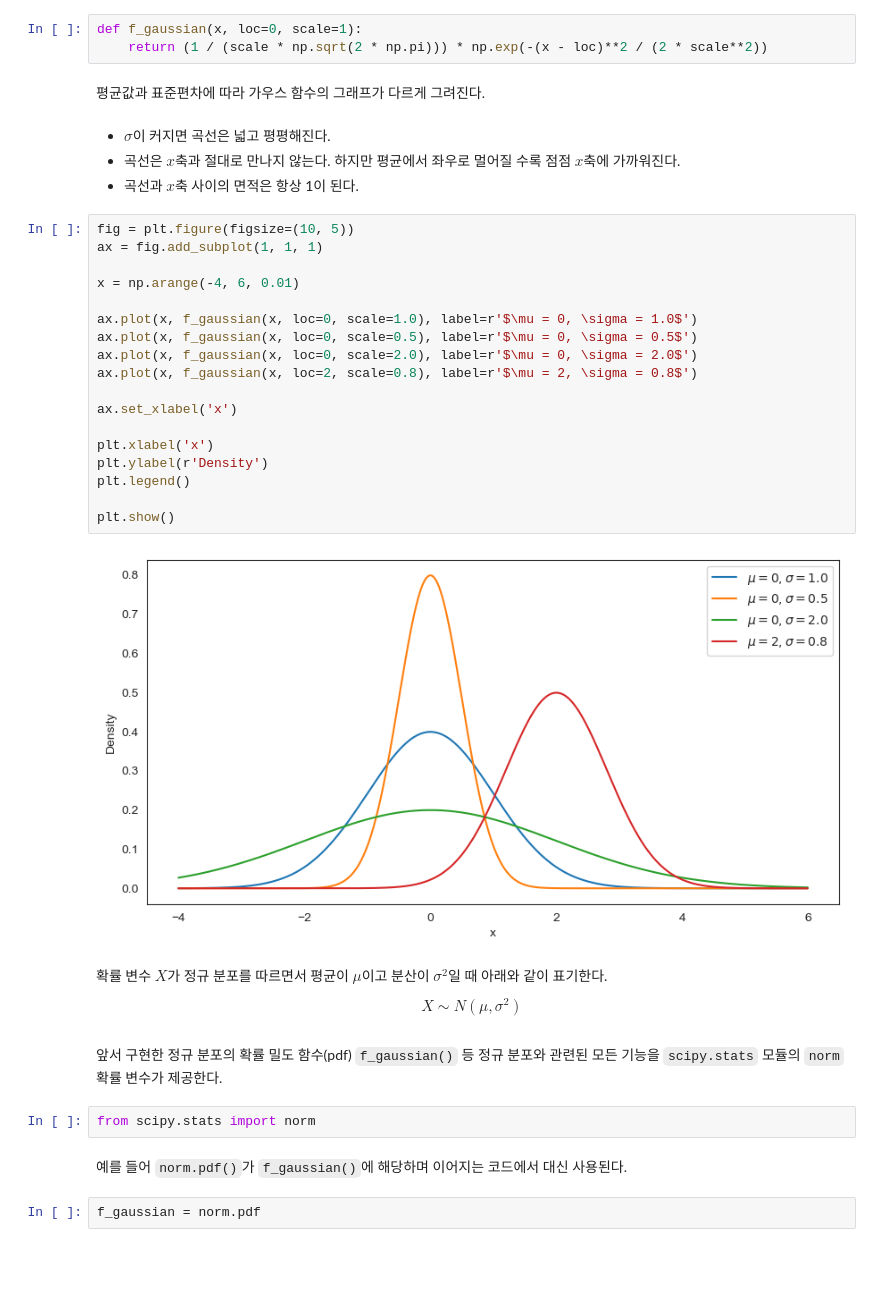
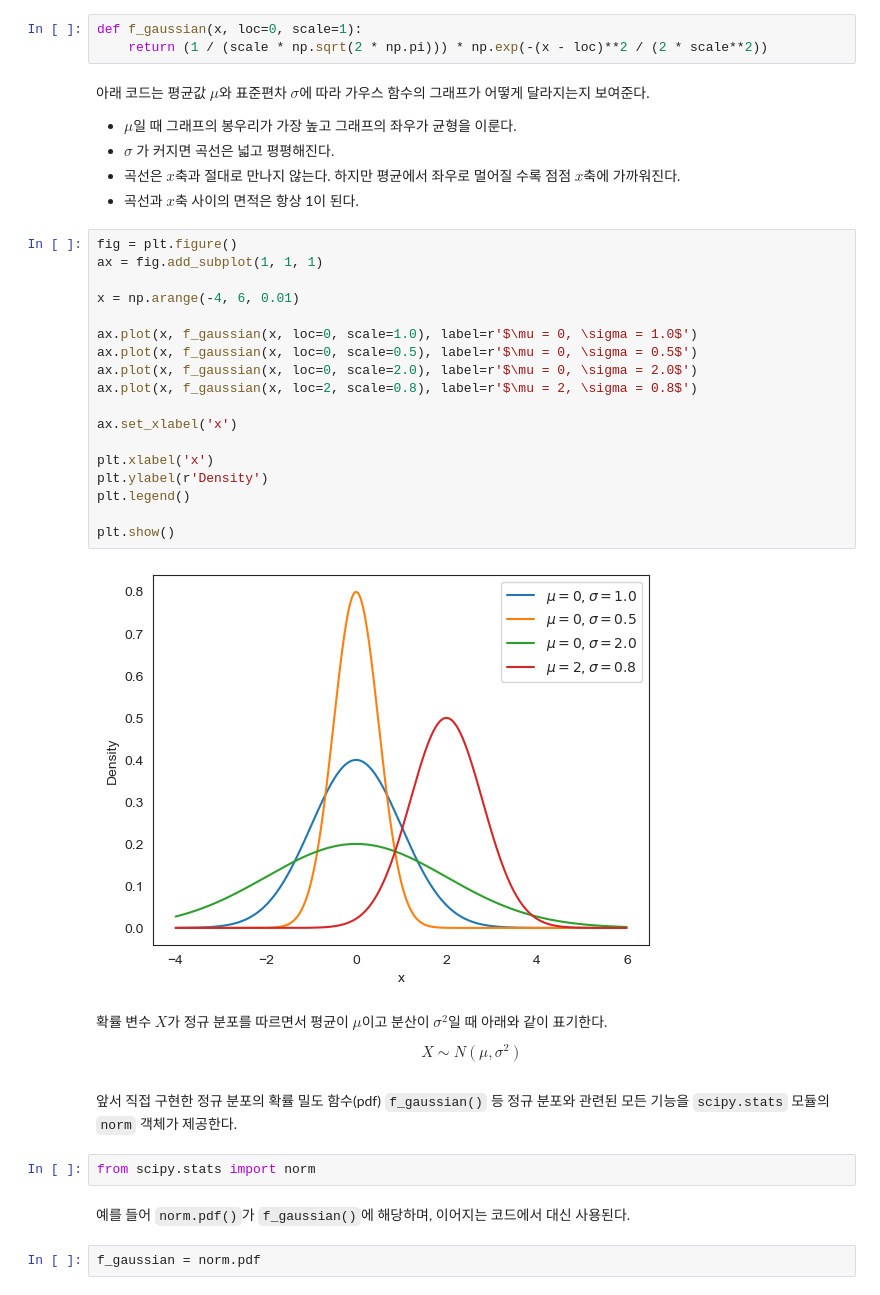
Before and after one commit to codingalzi/DataSci, a Jupyter notebook: jupyter-book/_build/jupyter_execute/normal_distribution.ipynb, the cells around one changed output. Saved outputs shown, nothing was run; the diff lists cells and outputs as text; blank space fills up the shorter version.

```diff
--- a/jupyter-book/_build/jupyter_execute/normal_distribution.ipynb
+++ b/jupyter-book/_build/jupyter_execute/normal_distribution.ipynb
@@ -77,32 +77,34 @@ $$
 # %%
 def f_gaussian(x, loc=0, scale=1):
     return (1 / (scale * np.sqrt(2 * np.pi))) * np.exp(-(x - loc)**2 / (2 * scale**2))
-# %% [markdown]
-평균값과 표준편차에 따라 가우스 함수의 그래프가 다르게 그려진다.
 # %% [markdown]
-- $\sigma$이 커지면 곡선은 넓고 평평해진다.
+아래 코드는 평균값 $\mu$와 표준편차 $\sigma$에 따라 가우스 함수의 그래프가
+어떻게 달라지는지 보여준다.
+
+- $\mu$일 때 그래프의 봉우리가 가장 높고 그래프의 좌우가 균형을 이룬다.
+- $\sigma$ 가 커지면 곡선은 넓고 평평해진다.
 - 곡선은 $x$축과 절대로 만나지 않는다. 하지만 평균에서 좌우로 멀어질 수록 점점 $x$축에 가까워진다.
 - 곡선과 $x$축 사이의 면적은 항상 1이 된다.
 # %%
-fig = plt.figure(figsize=(10, 5))
+fig = plt.figure()
 ax = fig.add_subplot(1, 1, 1)
 
 x = np.arange(-4, 6, 0.01)
 
 ax.plot(x, f_gaussian(x, loc=0, scale=1.0), label=r'$\mu = 0, \sigma = 1.0$')
 ax.plot(x, f_gaussian(x, loc=0, scale=0.5), label=r'$\mu = 0, \sigma = 0.5$')
 ax.plot(x, f_gaussian(x, loc=0, scale=2.0), label=r'$\mu = 0, \sigma = 2.0$')
 ax.plot(x, f_gaussian(x, loc=2, scale=0.8), label=r'$\mu = 2, \sigma = 0.8$')
 
 ax.set_xlabel('x')
 
 plt.xlabel('x')
 plt.ylabel(r'Density')
 plt.legend()
 
 plt.show()
 # %% [output]
-[figure, old version]
+[figure, new version]
 # %% [markdown]
 확률 변수 $X$가 정규 분포를 따르면서 평균이 $\mu$이고 분산이 $\sigma^2$일 때 아래와 같이 표기한다.
 
@@ -110,12 +112,12 @@ $$
 X \sim N(\mu, \sigma^2)
 $$
 # %% [markdown]
-앞서 구현한 정규 분포의 확률 밀도 함수(pdf) `f_gaussian()` 등 정규 분포와
-관련된 모든 기능을 `scipy.stats` 모듈의 `norm` 확률 변수가 제공한다.
+앞서 직접 구현한 정규 분포의 확률 밀도 함수(pdf) `f_gaussian()` 등 정규 분포와
+관련된 모든 기능을 `scipy.stats` 모듈의 `norm` 객체가 제공한다.
 # %%
 from scipy.stats import norm
 # %% [markdown]
-예를 들어 `norm.pdf()`가 `f_gaussian()`에 해당하며
+예를 들어 `norm.pdf()`가 `f_gaussian()`에 해당하며,
 이어지는 코드에서 대신 사용된다.
 # %%
 f_gaussian = norm.pdf
```
Also changed, not shown: parts of 19 cells of this notebook, 12 other files.
